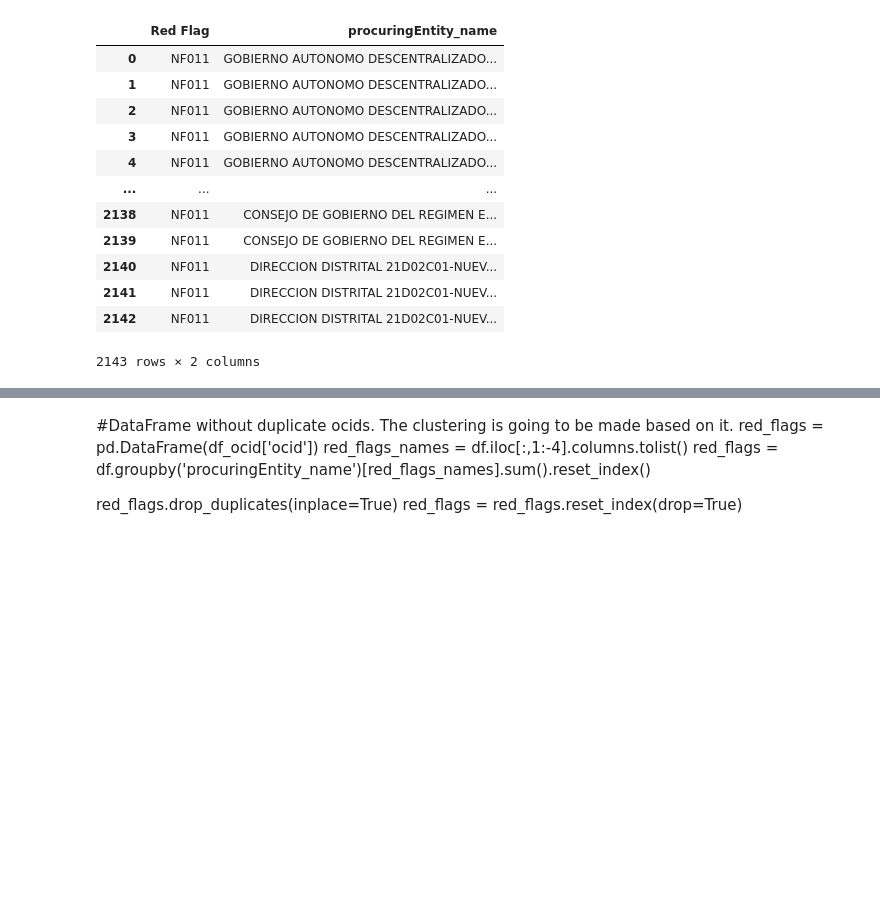
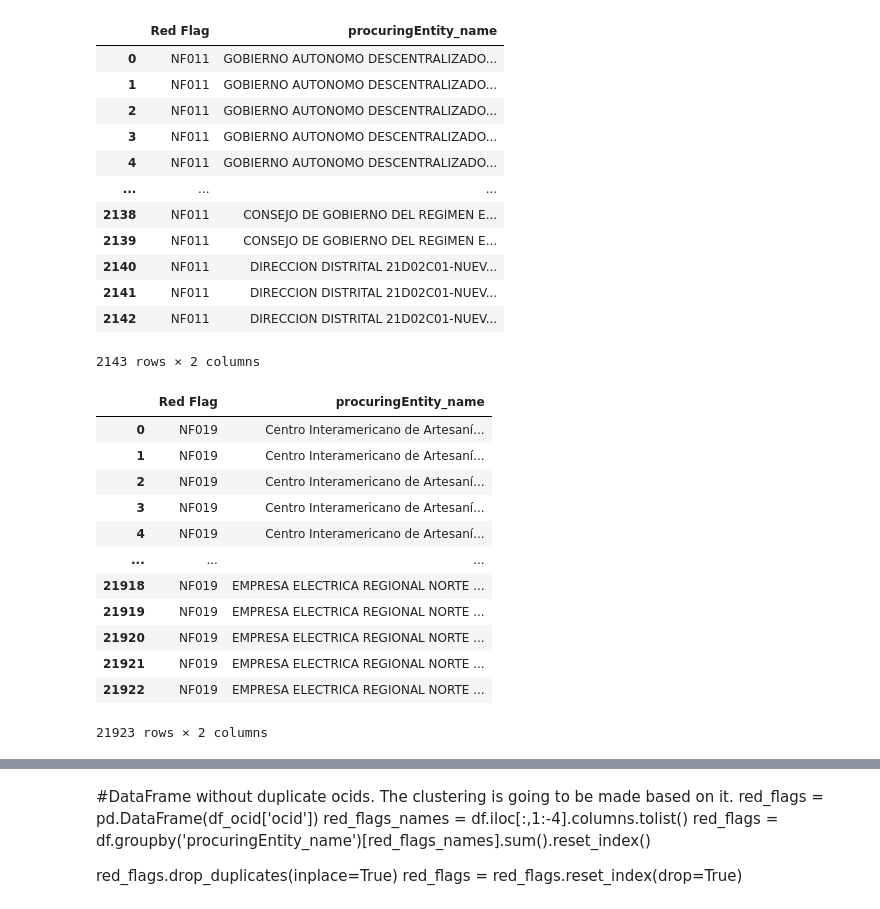
Before and after one commit to juasesan/RedFlag_analysis, a Jupyter notebook: Notebooks/3-Definicion de Red Flags.ipynb, the cells around one changed output, grey strips where cells are left out. Drawn from its saved outputs; the diff is of its cells as text; code cells hidden in the pictures; blank space fills up the shorter version.

```diff
--- a/Notebooks/3-Definicion de Red Flags.ipynb
+++ b/Notebooks/3-Definicion de Red Flags.ipynb
@@ -106,3 +121,17 @@ NF011()
+# %%
+def NF019():
+    df_items=items.merge(tender[["ocid","procuringEntity_id","procurementMethod","tp_startDate","numberOfTenderers"]],on="ocid",how ="left")
+    df_items["tp_startDate"]=pd.to_datetime(df_items["tp_startDate"])
+    dfg_items=df_items.groupby(['classification_id',"procuringEntity_id","procurementMethod",pd.Grouper(key="tp_startDate",freq="M")])["numberOfTenderers"].sum().reset_index()
+    #Div
+    mean_byitem = df_items.groupby(['classification_id',pd.Grouper(key="tp_startDate",freq="M")])["numberOfTenderers"].sum().reset_index()
+    mean_byitem.columns = ['classification_id', 'tp_startDate', 'mean_numberOfTenderers']
+    dfg_items=dfg_items.merge(mean_byitem[['classification_id','mean_numberOfTenderers']],on='classification_id',how ="left")
+    entity_19=dfg_items.loc[dfg_items["numberOfTenderers"]>dfg_items['mean_numberOfTenderers']]["procuringEntity_id"].tolist()
+    df_NF019=pd.DataFrame(entity_19)
+    df_NF019.columns=["procuringEntity_id"]
+    df_NF019=df_NF019.merge(tender[['procuringEntity_id', 'procuringEntity_name']], on='procuringEntity_id')
+    return df_NF019
 # %%
 def NF025():
     # Solo participación de tenderers
@@ -413,6 +448,26 @@ df_NF011
 | 2141 | NF011 | DIRECCION DISTRITAL 21D02C01-NUEV... |
 | 2142 | NF011 | DIRECCION DISTRITAL 21D02C01-NUEV... |
 2143 rows × 2 columns
+# %%
+df_NF019 = NF019()
+df_NF019['Red Flag'] = 'NF019'
+df_NF019.drop(columns=['procuringEntity_id'], inplace=True)
+df_NF019 = df_NF019.iloc[:,::-1]
+df_NF019
+# %% [output]
+|  | Red Flag | procuringEntity_name |
+| 0 | NF019 | Centro Interamericano de Artesaní... |
+| 1 | NF019 | Centro Interamericano de Artesaní... |
+| 2 | NF019 | Centro Interamericano de Artesaní... |
+| 3 | NF019 | Centro Interamericano de Artesaní... |
+| 4 | NF019 | Centro Interamericano de Artesaní... |
+| ... | ... | ... |
+| 21918 | NF019 | EMPRESA ELECTRICA REGIONAL NORTE ... |
+| 21919 | NF019 | EMPRESA ELECTRICA REGIONAL NORTE ... |
+| 21920 | NF019 | EMPRESA ELECTRICA REGIONAL NORTE ... |
+| 21921 | NF019 | EMPRESA ELECTRICA REGIONAL NORTE ... |
+| 21922 | NF019 | EMPRESA ELECTRICA REGIONAL NORTE ... |
+21923 rows × 2 columns
 # %%
 df_ocid = df_ocid.merge(tender[['ocid', 'procuringEntity_name']], on='ocid')
 df_ocid.drop(columns=['ocid'], inplace=True)
```
Also changed, not shown: parts of 17 cells of this notebook, 1 other file.
